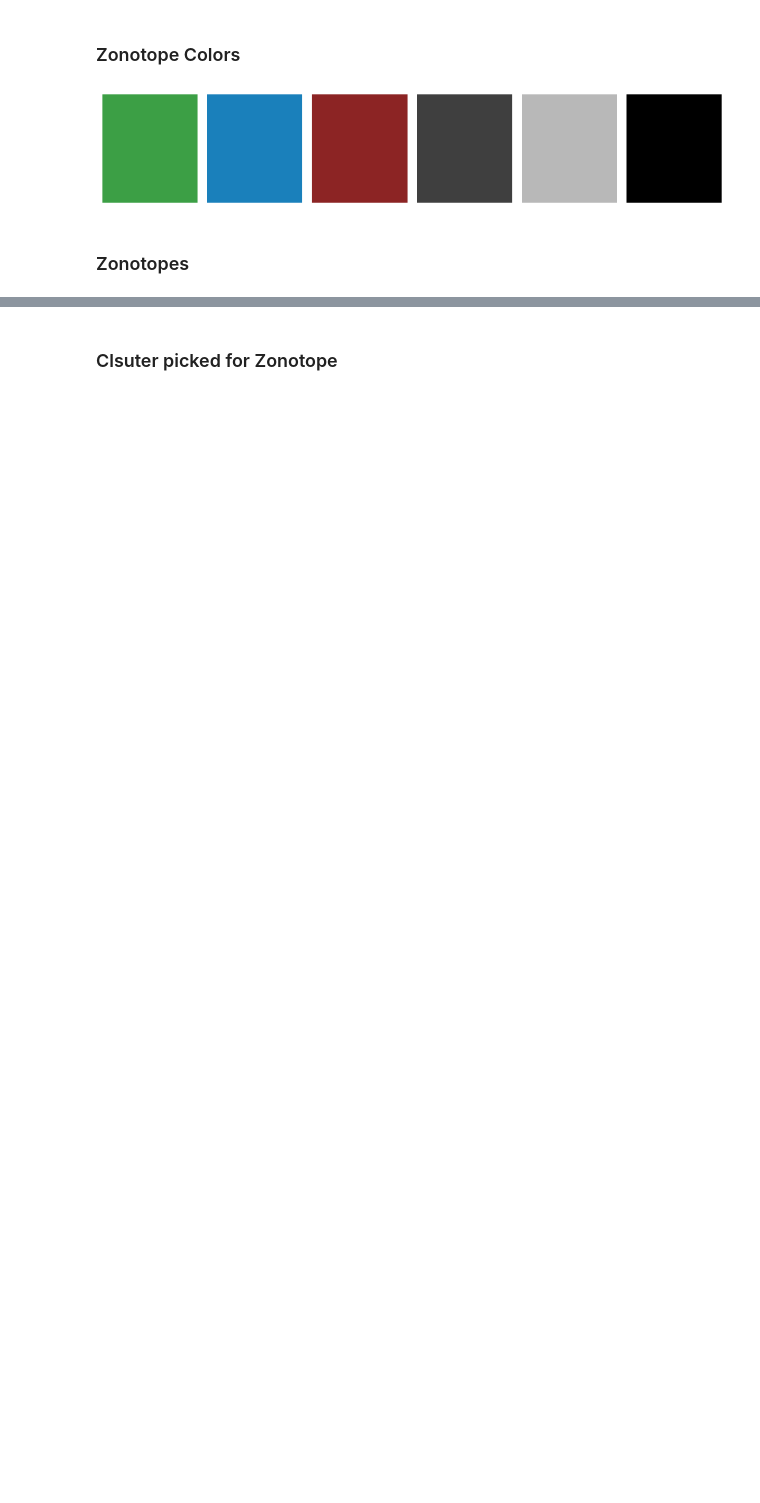
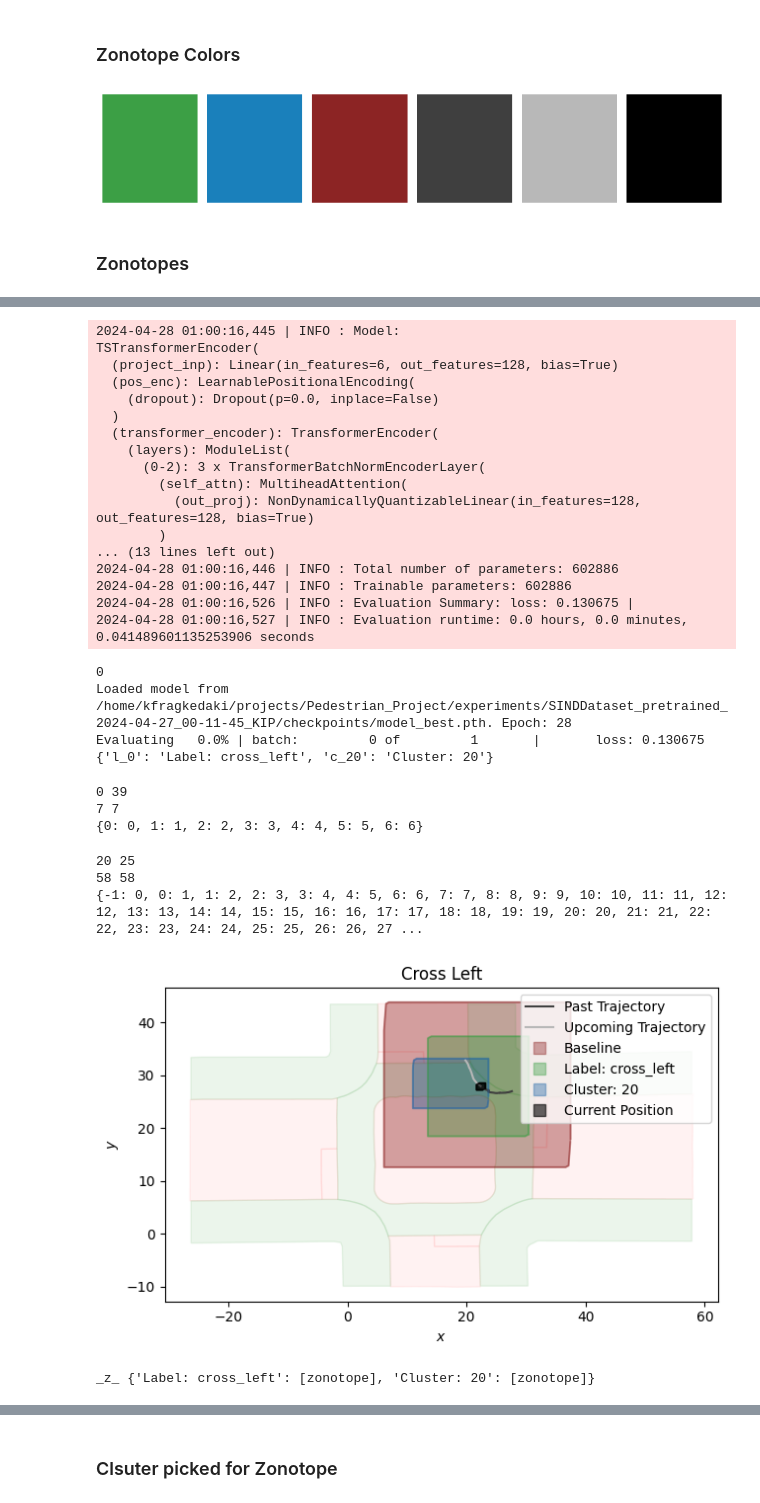
Before and after one commit to kfragkedaki/Pedestrian_Project, a Jupyter notebook: labeling_oracle_Soderlund.ipynb, the cells around one changed output, grey strips where cells are left out. Cells and saved outputs as stored; diff of their text form; code cells hidden in the pictures; blank space fills up the shorter version.

```diff
--- a/labeling_oracle_Soderlund.ipynb
+++ b/labeling_oracle_Soderlund.ipynb
@@ -83,0 +128,42 @@ Evaluating   0.0% | batch:         0 of         1       |       loss: 0.502229
+# %%
+config_test = config.copy()
+config_test['data_dir'] = ROOT_RESOURCES + '/test/cross_left_8_6_4'
+test_labeling_oracle = LabelingOracleSINDData(config_test)
+
+trajectory, l = get_test_label(test_labeling_oracle)
+print(l)
+c = get_test_clsuter(config_test, test_labeling_oracle)
+test_cases = {f'l_{l}': f'Label: {REVERSED_LABELS[l]}', f'c_{c}': f'Cluster: {c}'}
+
+print(test_cases)
+run_scenario(trajectory=trajectory, config=config, labels=test_cases, show_plot=True)
+# %% [output]
+2024-04-28 01:00:16,445 | INFO : Model:
+TSTransformerEncoder(
+  (project_inp): Linear(in_features=6, out_features=128, bias=True)
+  (pos_enc): LearnablePositionalEncoding(
+    (dropout): Dropout(p=0.0, inplace=False)
+  )
+  (transformer_encoder): TransformerEncoder(
+    (layers): ModuleList(
+      (0-2): 3 x TransformerBatchNormEncoderLayer(
+        (self_attn): MultiheadAttention(
+          (out_proj): NonDynamicallyQuantizableLinear(in_features=128, out_features=128, bias=True)
+        )
+... (13 lines left out)
+2024-04-28 01:00:16,446 | INFO : Total number of parameters: 602886
+2024-04-28 01:00:16,447 | INFO : Trainable parameters: 602886
+2024-04-28 01:00:16,526 | INFO : Evaluation Summary: loss: 0.130675 |
+2024-04-28 01:00:16,527 | INFO : Evaluation runtime: 0.0 hours, 0.0 minutes, 0.041489601135253906 seconds
+0
+Loaded model from /home/kfragkedaki/projects/Pedestrian_Project/experiments/SINDDataset_pretrained_2024-04-27_00-11-45_KIP/checkpoints/model_best.pth. Epoch: 28
+Evaluating   0.0% | batch:         0 of         1       |       loss: 0.130675
+{'l_0': 'Label: cross_left', 'c_20': 'Cluster: 20'}
+0 39
+7 7
+{0: 0, 1: 1, 2: 2, 3: 3, 4: 4, 5: 5, 6: 6}
+20 25
+58 58
+{-1: 0, 0: 1, 1: 2, 2: 3, 3: 4, 4: 5, 6: 6, 7: 7, 8: 8, 9: 9, 10: 10, 11: 11, 12: 12, 13: 13, 14: 14, 15: 15, 16: 16, 17: 17, 18: 18, 19: 19, 20: 20, 21: 21, 22: 22, 23: 23, 24: 24, 25: 25, 26: 26, 27 ...
+[figure, added]
+_z_ {'Label: cross_left': [zonotope], 'Cluster: 20': [zonotope]}
```
Also changed, not shown: parts of 22 cells of this notebook, 6 other files.
